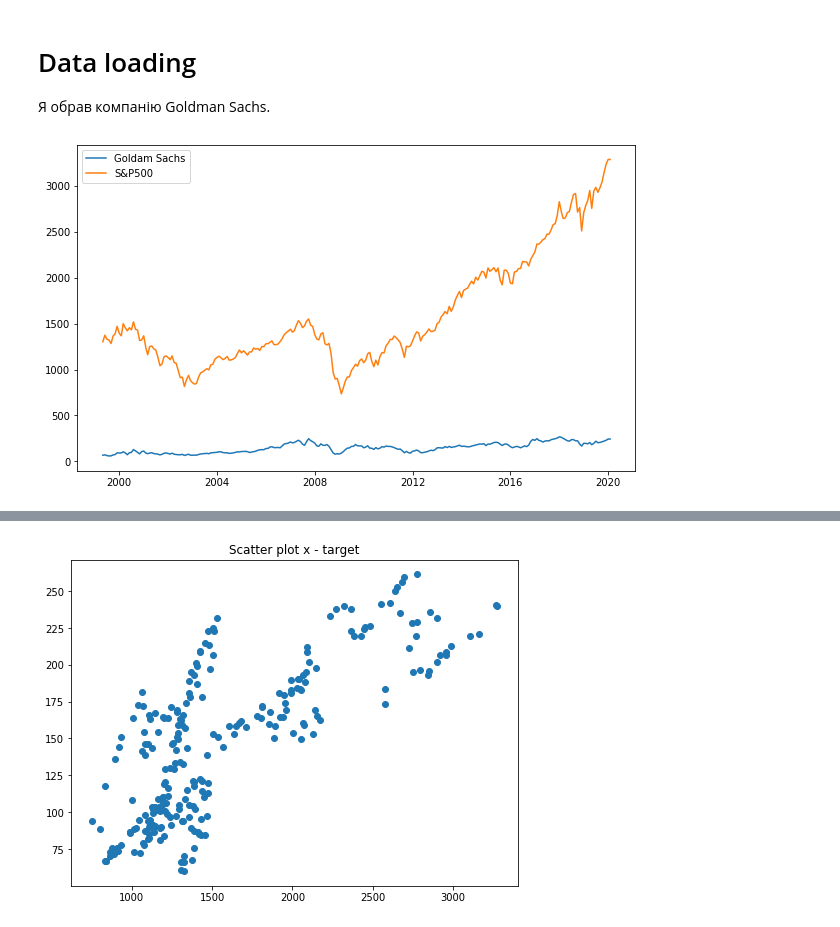
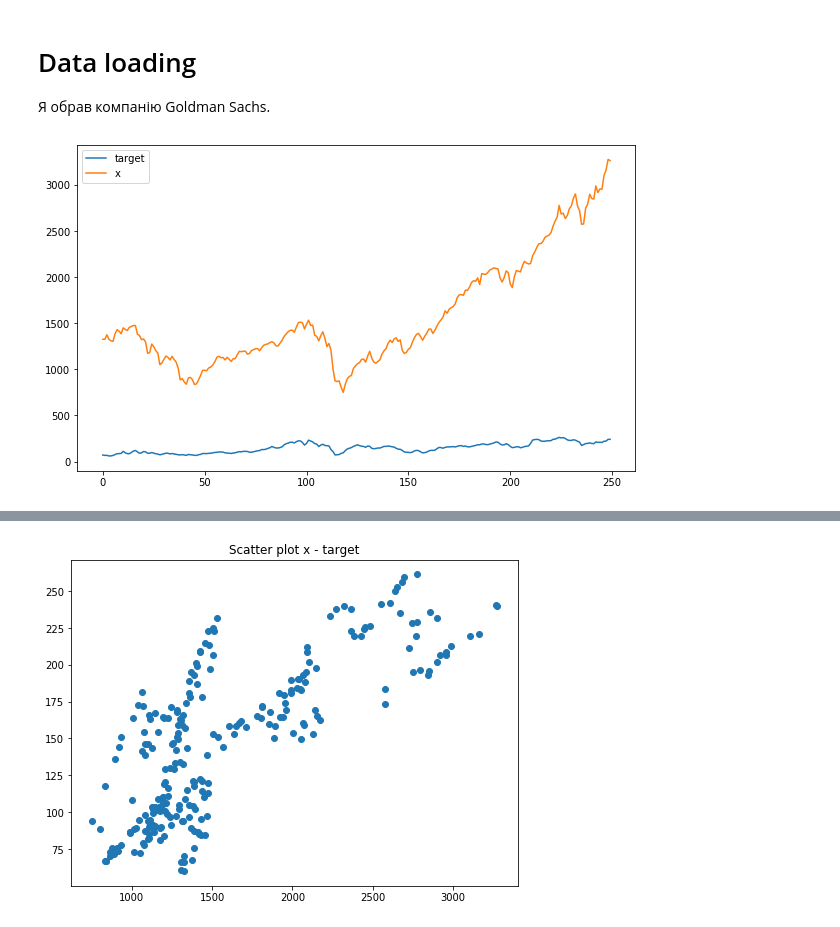
Before and after one commit to atefar2/Python_For_Finance, a Jupyter notebook: Econometrics/Lab1.ipynb, the cells around one changed output, grey strips where cells are left out. Saved outputs shown, nothing was run; the diff lists cells and outputs as text; code cells hidden in the pictures.

```diff
--- a/Econometrics/Lab1.ipynb
+++ b/Econometrics/Lab1.ipynb
@@ -13,11 +13,14 @@ from scipy import stats
 # %%
 dateparse = lambda dates: pd.datetime.strptime(dates, '%Y-%m-%d')
 data_gs = pd.read_csv('GS.csv', parse_dates=['Date'], index_col='Date',date_parser=dateparse)
 data_sp500 = pd.read_csv('^GSPC.csv', parse_dates=['Date'], index_col='Date',date_parser=dateparse)
 
+target = ((data_gs['High'] + data_gs['Low']) / 2.).values
+x = ((data_sp500['High'] + data_sp500['Low'])/2.).values
+
 plt.figure(figsize=(10, 6))
-plt.plot(data_gs['Close'], label='Goldam Sachs')
-plt.plot(data_sp500['Close'], label='S&P500')
+plt.plot(target, label='target')
+plt.plot(x, label='x')
 plt.legend();
 # %% [output]
-[figure, old version]
+[figure, new version]
```
Also changed, not shown: parts of 9 cells of this notebook.
